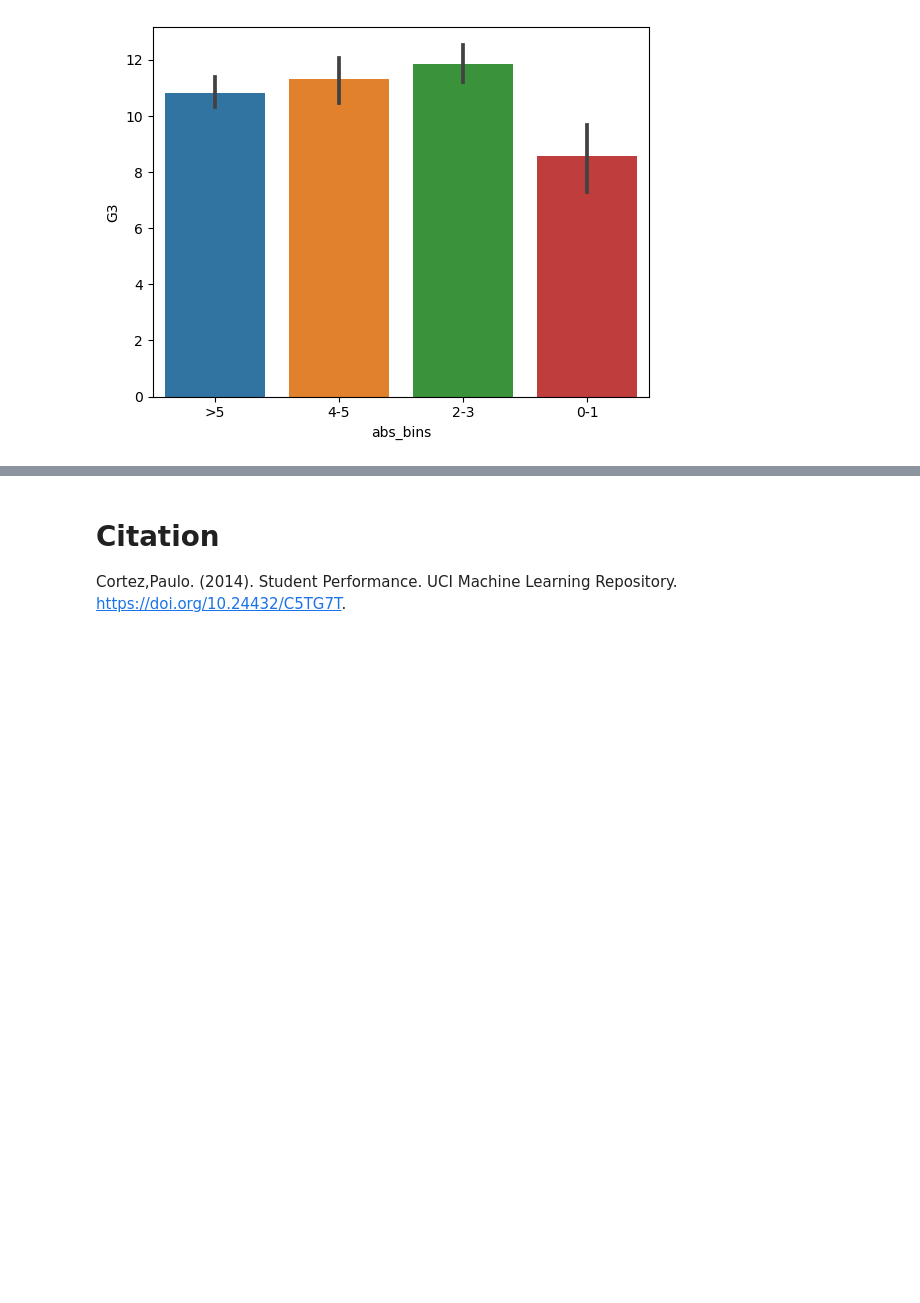
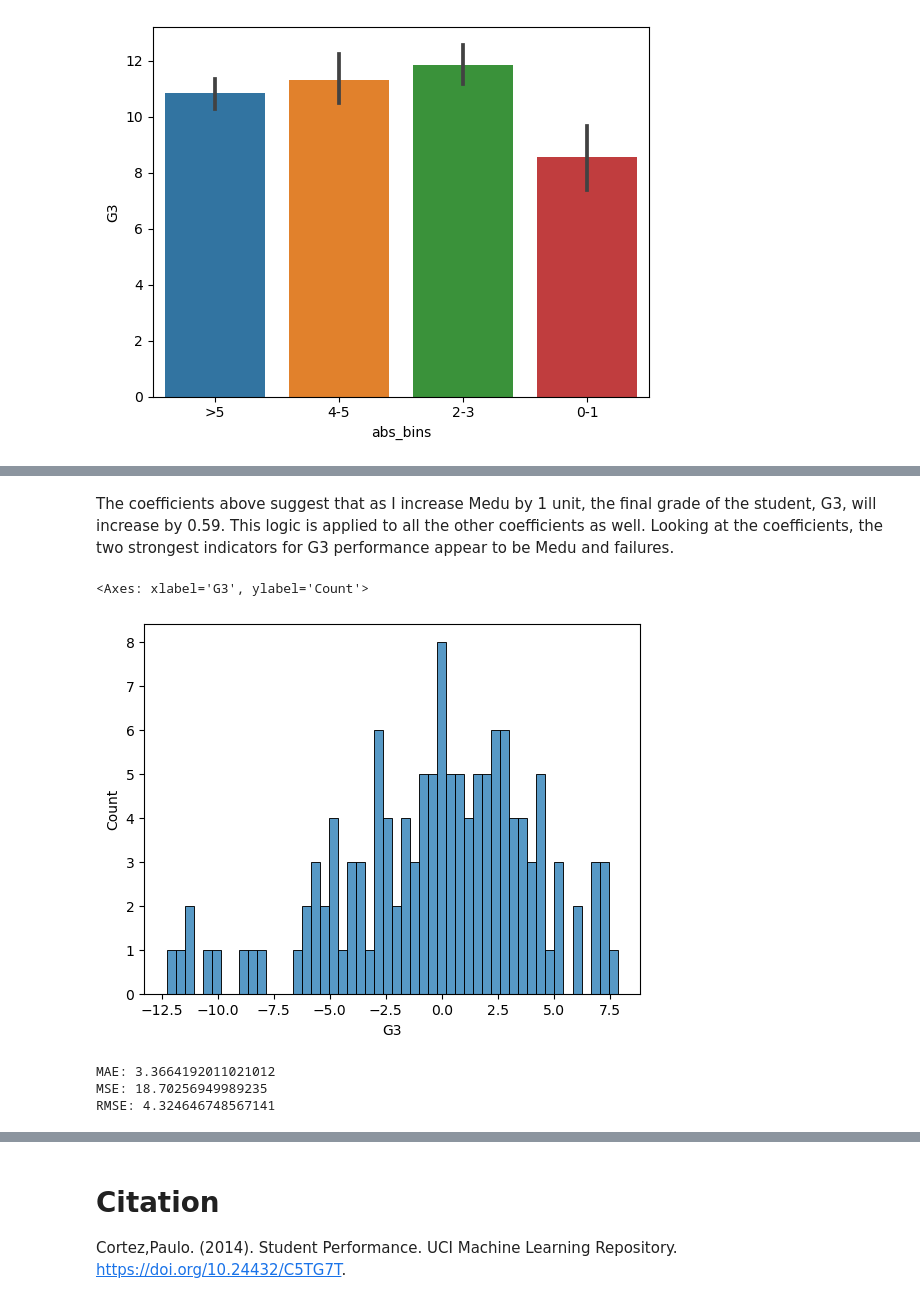
Before and after one commit to ZhangDev1/ML_Projects, a Jupyter notebook: PredictStudentPerformance/PredictStudentPerformance.ipynb, the cells around one changed output, grey strips where cells are left out. Drawn from its saved outputs; the diff is of its cells as text; code cells hidden in the pictures; blank space fills up the shorter version.

Commit message:
Performing linear and logistic regression

```diff
--- a/PredictStudentPerformance/PredictStudentPerformance.ipynb
+++ b/PredictStudentPerformance/PredictStudentPerformance.ipynb
@@ -184,0 +194,12 @@ As for absences, it showed an inverse trend to what I was expecting. As absences
+# %%
+# Creating train test split
+
+X = df.drop(["G3", "abs_bins"], axis=1)
+y= df["G3"]
+
+X_train, X_test, y_train, y_test = train_test_split(X, y, test_size=0.33, random_state=42)
+# %%
+# Creating linear regression model and fitting on the training data
+
+linm = LinearRegression()
+linm.fit(X_train, y_train)
@@ -184,0 +224,10 @@ As for absences, it showed an inverse trend to what I was expecting. As absences
+# %% [markdown]
+The coefficients above suggest that as I increase Medu by 1 unit, the final grade of the student, G3, will increase by 0.59. This logic is applied to all the other coefficients as well. Looking at the coefficients, the two strongest indicators for G3 performance appear to be Medu and failures.
+# %%
+# Creating predictions
+lin_pred = linm.predict(X_test)
+# %%
+sns.histplot((y_test-lin_pred),bins=50)
+# %% [output]
+<Axes: xlabel='G3', ylabel='Count'>
+[figure, added]
@@ -184,0 +236,10 @@ As for absences, it showed an inverse trend to what I was expecting. As absences
+# %%
+# Evaluation of prediction results
+
+print('MAE:', metrics.mean_absolute_error(y_test, lin_pred))
+print('MSE:', metrics.mean_squared_error(y_test, lin_pred))
+print('RMSE:', np.sqrt(metrics.mean_squared_error(y_test, lin_pred)))
+# %% [output]
+MAE: 3.3664192011021012
+MSE: 18.70256949989235
+RMSE: 4.324646748567141
```
Also changed, not shown: parts of 17 cells of this notebook.
